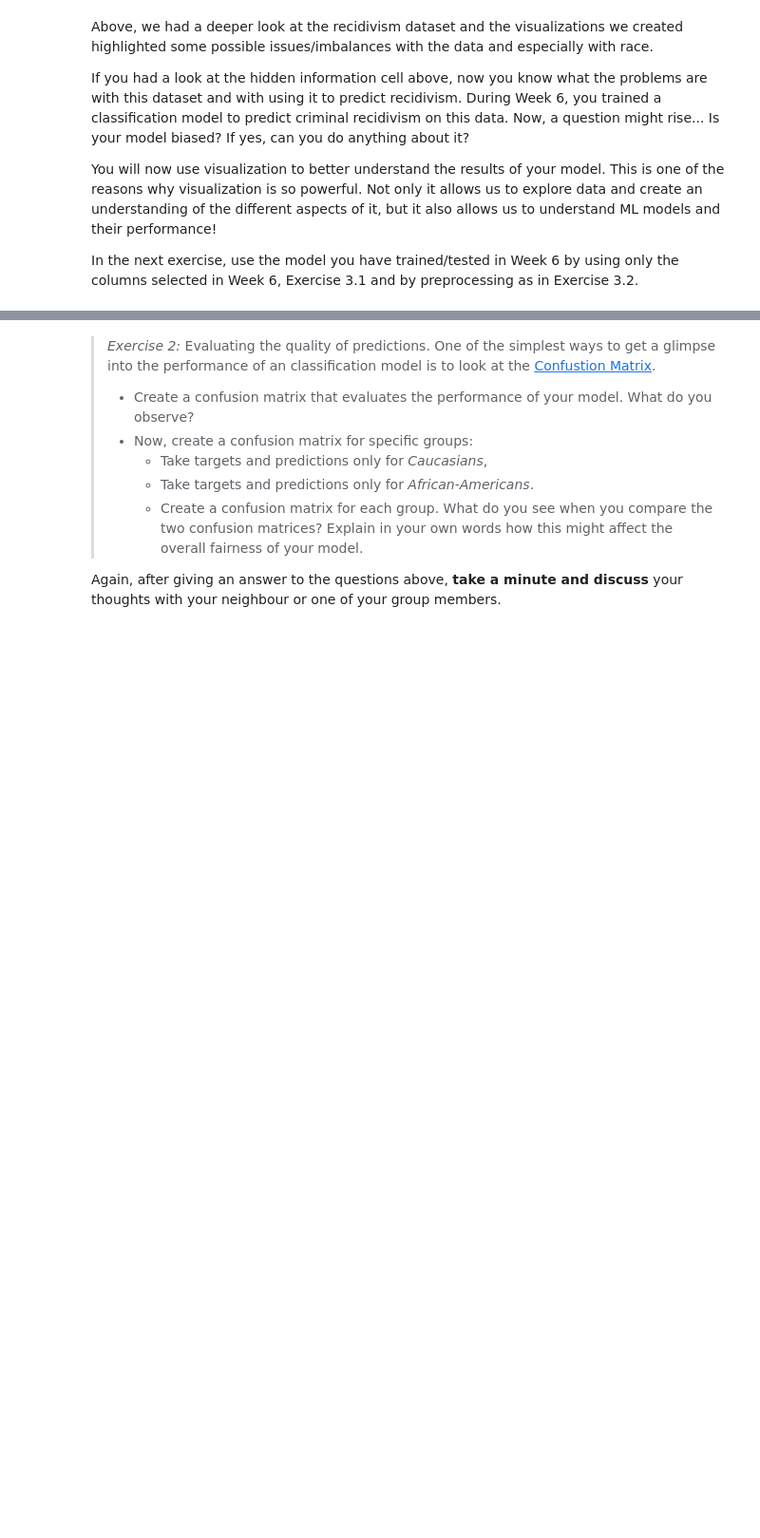
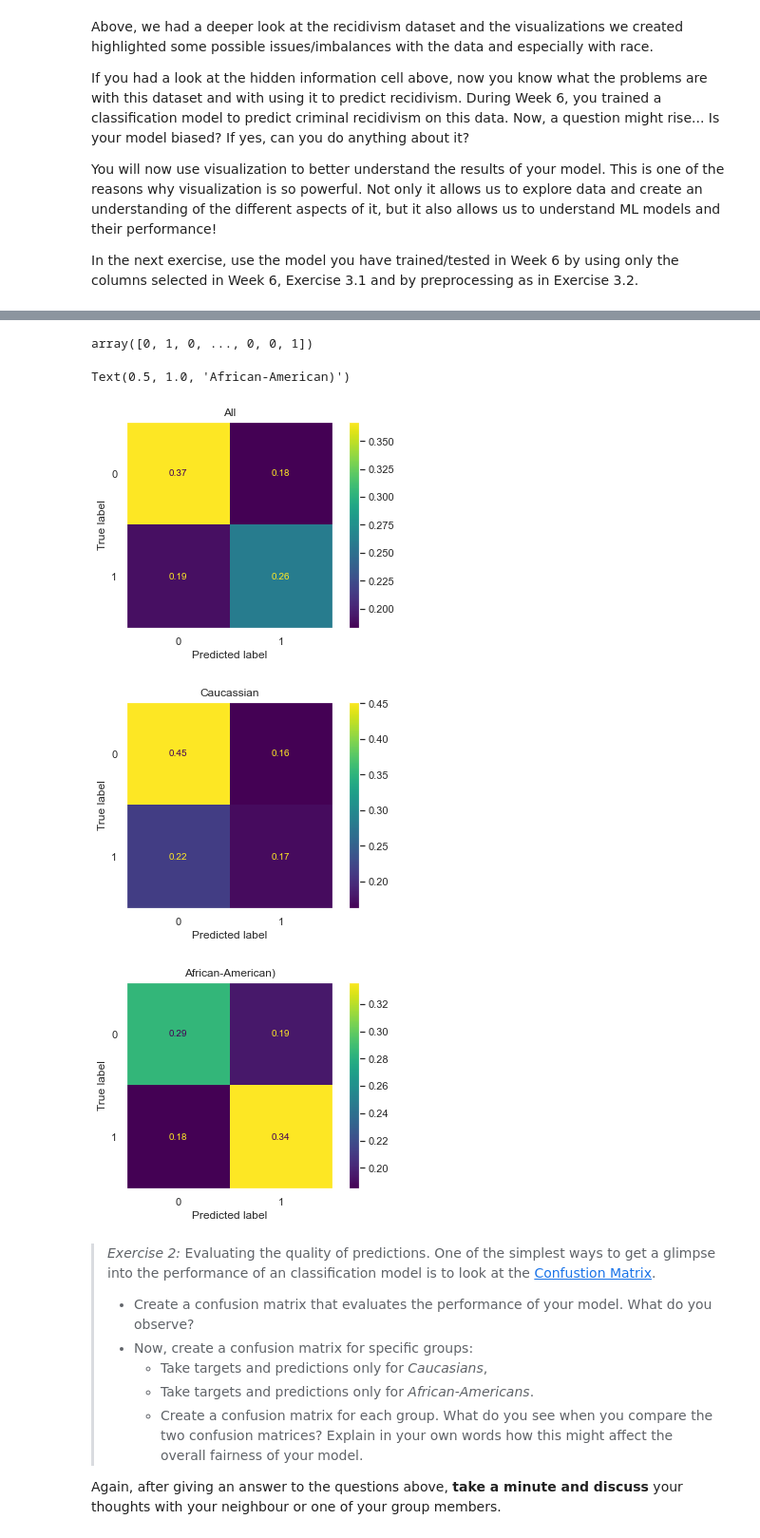
Before and after one commit to davidripsen/socialdata2022, a Jupyter notebook: lectures/Week7.ipynb, the cells around one changed output, grey strips where cells are left out. Shown at 95% size. Drawn from its saved outputs; the diff is of its cells as text; code cells hidden in the pictures; blank space fills up the shorter version.

```diff
--- a/lectures/Week7.ipynb
+++ b/lectures/Week7.ipynb
@@ -175,3 +252,30 @@ In the next exercise, use the model you have trained/tested in Week 6 by using o
+# %%
+ytest[indx_cauc].values.ravel()
+# %% [output]
+array([0, 1, 0, ..., 0, 0, 1])
+# %%
+from sklearn.metrics import ConfusionMatrixDisplay
+ypred = clf.predict(Xtest)
+
+ConfusionMatrixDisplay.from_predictions(ytest, ypred, normalize='all') # A lot of FP (!) and FN
+plt.grid(b=None)
+plt.title("All")
+
+indx_cauc = Xtest['Caucasian']==1
+indx_africanamerican = (Xtest[['Asian', 'Caucasian', 'Hispanic','Native American', 'Other']] == 0).all(axis=1)
+
+ConfusionMatrixDisplay.from_predictions(ytest[indx_cauc].values.ravel(), ypred[indx_cauc], normalize='all')
+plt.grid(b=None)
+plt.title("Caucassian")
+
+ConfusionMatrixDisplay.from_predictions(ytest[indx_africanamerican].values.ravel(), ypred[indx_africanamerican],normalize='all')
+plt.grid(b=None)
+plt.title("African-American)")
+# %% [output]
+Text(0.5, 1.0, 'African-American)')
+[figure, added]
+[figure, added]
+[figure, added]
 # %% [markdown]
 > *Exercise 2:* Evaluating the quality of predictions. One of the simplest ways to get a glimpse into the performance of an classification model is to look at the [Confustion Matrix](https://towardsdatascience.com/understanding-confusion-matrix-a9ad42dcfd62).
 >
```
Also changed, not shown: parts of 7 cells of this notebook, 2 other files.
